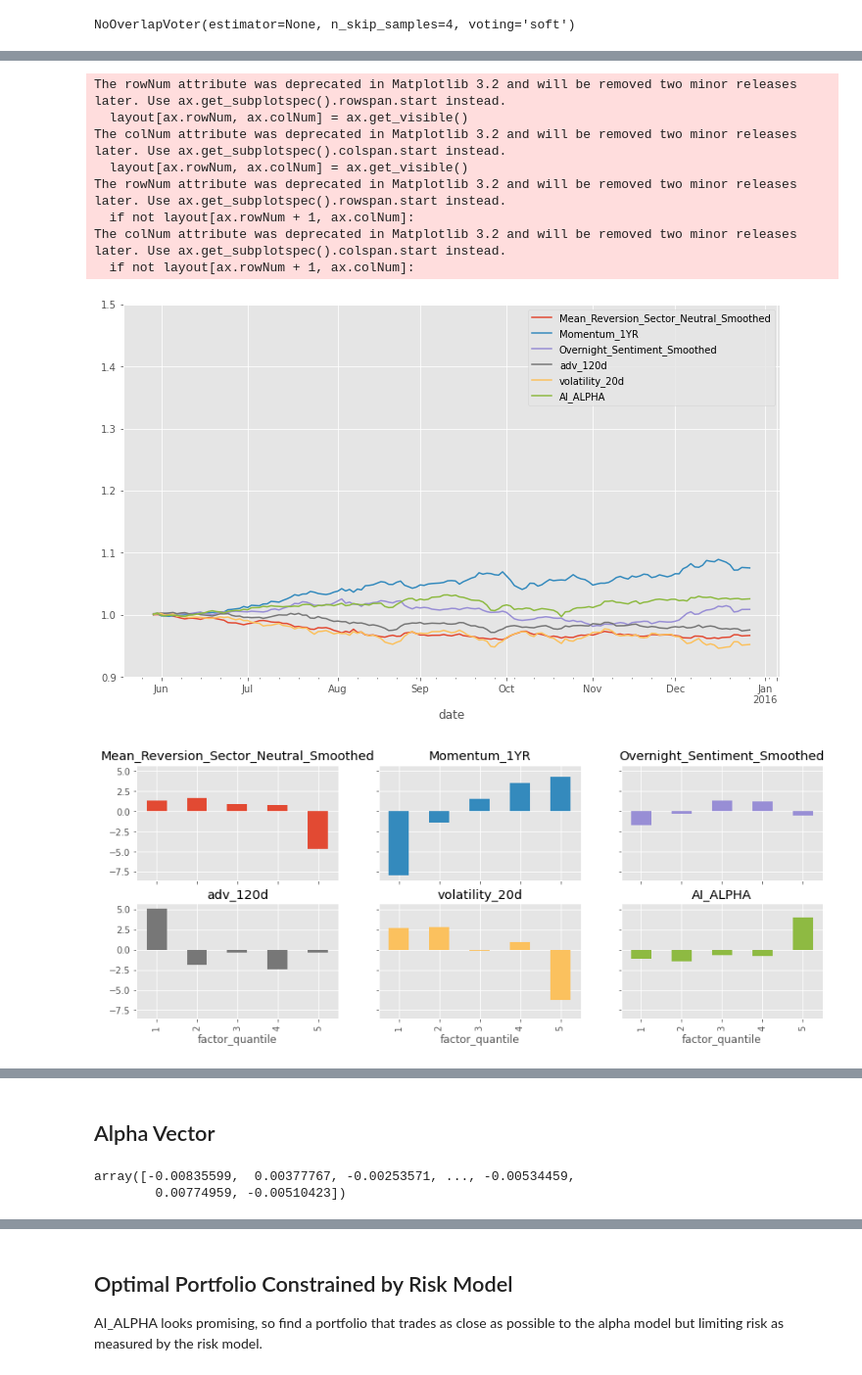
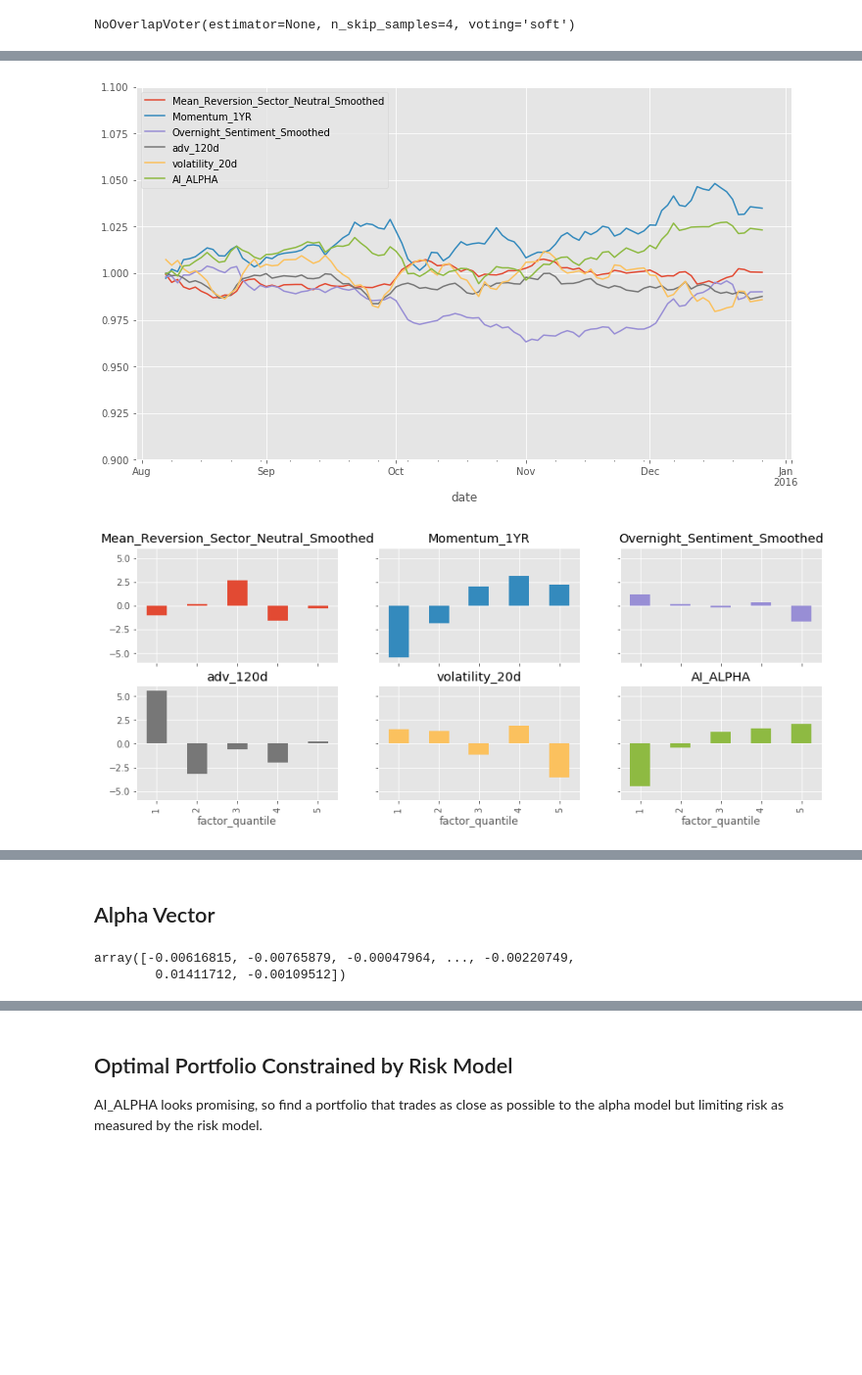
Before and after one commit to yukit-k/ai-alpha, a Jupyter notebook: ai-alpha.ipynb, the cells around one changed output, grey strips where cells are left out. Shown at 98% size. Drawn from its saved outputs; the diff is of its cells as text; code cells hidden in the pictures; blank space fills up the shorter version.

```diff
--- a/ai-alpha.ipynb
+++ b/ai-alpha.ipynb
@@ -740,7 +746,7 @@ temp = all_factors.dropna().copy()
 X = temp[features]
 y = temp[target_label]
 
-X_train, X_valid, X_test, y_train, y_valid, y_test = train_valid_test_split(X, y, 0.6, 0.2, 0.2)
+X_train, X_valid, X_test, y_train, y_valid, y_test = train_valid_test_split(X, y, 0.7, 0.2, 0.1)
 
 X_train.head()
 # %% [output]
@@ -804,7 +830,7 @@ clf_parameters = {
     'oob_score': True,
     'n_jobs': -1,
     'random_state': clf_random_state}
-n_trees_l = [50, 100, 250, 500, 1000]
+n_trees_l = [50, 100, 150, 250, 350, 500, 750, 1000]
 # %% [markdown]
 #### Train the model
 # %%
@@ -890,8 +914,8 @@ all_pricing = get_pricing(
     factor_start_date,
     universe_end_date)
 
-def plot_factor_returns(factor_returns):
-    (1 + factor_returns).cumprod().plot(ylim=(0.9, 1.5), figsize=(12,7))
+def plot_factor_returns(factor_returns, ymin, ymax):
+    (1 + factor_returns).cumprod().plot(ylim=(ymin, ymax), figsize=(12,7))
 
 def plot_qr_factor_returns(qr_factor_returns):
     (10000*qr_factor_returns).plot.bar(
@@ -916,7 +940,7 @@ def plot_factor_rank_autocorrelation(factor_data):
 
     ls_FRA.plot(title="Factor Rank Autocorrelation", ylim=(0.8, 1.0), figsize=(12,7))
 
-def show_sample_results(data, samples, classifier, factors, pricing=all_pricing):
+def show_sample_results(data, samples, classifier, factors, ymin=0.9, ymax=1.5, pricing=all_pricing):
     # Calculate the Alpha Score
     prob_array=[-1,1]
     alpha_score = classifier.predict_proba(samples).dot(np.array(prob_array))
@@ -939,7 +963,7 @@ def show_sample_results(data, samples, classifier, factors, pricing=all_pricing)
     # Show Results
     print('             Sharpe Ratios')
     print(sharpe_ratio.round(2))
-    plot_factor_returns(factor_returns)
+    plot_factor_returns(factor_returns, ymin, ymax)
     plot_qr_factor_returns(qr_factor_returns)
     plot_factor_rank_autocorrelation(factor_data)
 
@@ -1166,13 +1174,13 @@ The colNum attribute was deprecated in Matplotlib 3.2 and will be removed two mi
 ## Re-Training
 Roll forward the training to "current day" in production, so re-train the model on train & validation dataset here.
 # %%
-n_trees = 500
+n_trees = 350
+X_train_valid = pd.concat([X_train, X_valid])
+y_train_valid = pd.concat([y_train, y_valid])
 
 clf = RandomForestClassifier(n_trees, **clf_parameters)
 clf_nov = NoOverlapVoter(clf)
-clf_nov.fit(
-    pd.concat([X_train, X_valid]),
-    pd.concat([y_train, y_valid]))
+clf_nov.fit(X_train_valid, y_train_valid)
 # %% [output]
 NoOverlapVoter(estimator=None, n_skip_samples=4, voting='soft')
 # %%
@@ -1247,5 +1216,5 @@ The colNum attribute was deprecated in Matplotlib 3.2 and will be removed two mi
 # %%
-show_sample_results(all_factors, X_test, clf_nov, factor_names)
+result_factors_test = show_sample_results(all_factors, X_test, clf_nov, factor_names, 0.9, 1.1)
 # %% [output]
 Cleaning Data...
 
@@ -1266,11 +1235,3 @@ AI_ALPHA                                  1.21000000
 dtype: float64
-The rowNum attribute was deprecated in Matplotlib 3.2 and will be removed two minor releases later. Use ax.get_subplotspec().rowspan.start instead.
-  layout[ax.rowNum, ax.colNum] = ax.get_visible()
-The colNum attribute was deprecated in Matplotlib 3.2 and will be removed two minor releases later. Use ax.get_subplotspec().colspan.start instead.
-  layout[ax.rowNum, ax.colNum] = ax.get_visible()
-The rowNum attribute was deprecated in Matplotlib 3.2 and will be removed two minor releases later. Use ax.get_subplotspec().rowspan.start instead.
-  if not layout[ax.rowNum + 1, ax.colNum]:
-The colNum attribute was deprecated in Matplotlib 3.2 and will be removed two minor releases later. Use ax.get_subplotspec().colspan.start instead.
-  if not layout[ax.rowNum + 1, ax.colNum]:
-[figure, old version]
+[figure, new version]
-[figure, old version]
+[figure, new version]
@@ -1278,11 +1239,11 @@ The colNum attribute was deprecated in Matplotlib 3.2 and will be removed two mi
 # %% [markdown]
 ## Alpha Vector
 # %%
-alphas = clf_nov.predict_proba(X).dot(np.array([-1,1]))
-alphas
+alpha_score = clf_nov.predict_proba(X).dot(np.array([-1,1]))
+alpha_score
 # %% [output]
-array([-0.00835599,  0.00377767, -0.00253571, ..., -0.00534459,
-        0.00774959, -0.00510423])
+array([-0.00616815, -0.00765879, -0.00047964, ..., -0.00220749,
+        0.01411712, -0.00109512])
 # %%
 alpha_score_label = 'AI_ALPHA'
 factors_with_alpha = X.copy()
```
Also changed, not shown: parts of 42 cells of this notebook, 1 other file.
